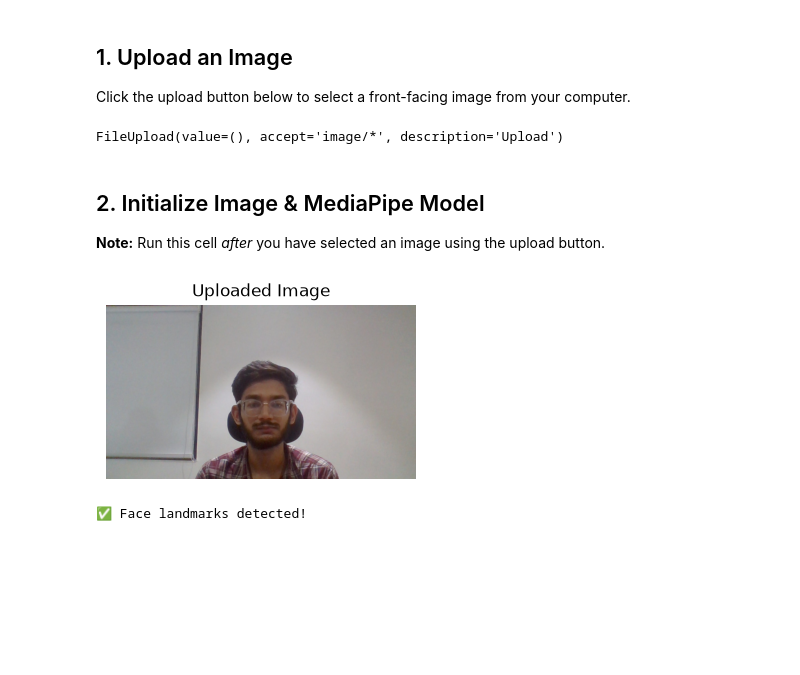
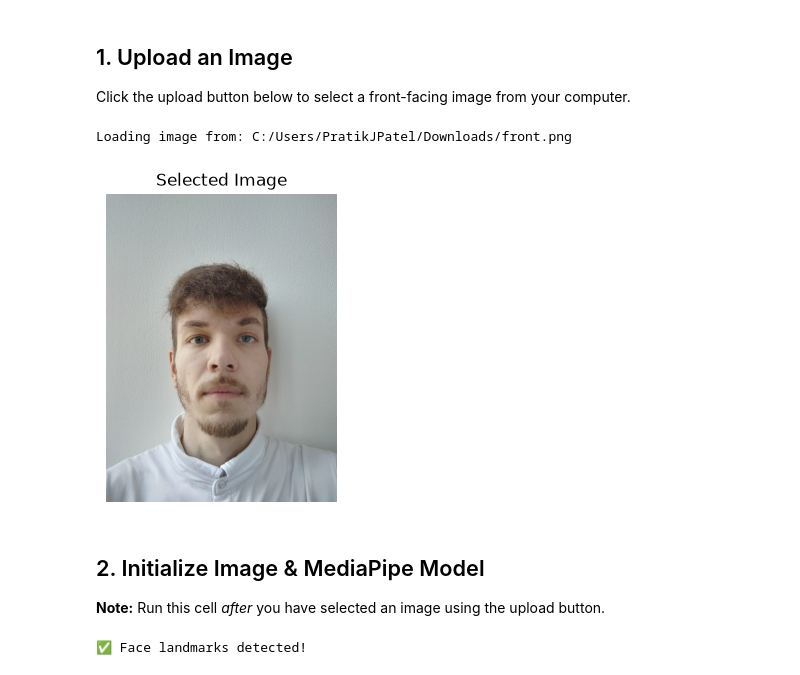
Before and after one commit to pratik-p-crest/AI-Face-Analysis, a Jupyter notebook: eyebrow_analysis.ipynb, the cells around one changed output. Drawn from its saved outputs; the diff is of its cells as text; code cells hidden in the pictures; blank space fills up the shorter version.

```diff
--- a/eyebrow_analysis.ipynb
+++ b/eyebrow_analysis.ipynb
@@ -43,38 +23,46 @@ mp_drawing_styles = mp.tasks.vision.drawing_styles
 # %% [markdown]
 ## 1. Upload an Image
 Click the upload button below to select a front-facing image from your computer.
-# %%
-uploader = widgets.FileUpload(
-    accept='image/*',  # Accept all image types
-    multiple=False
-)
-display(uploader)
-# %% [output]
-FileUpload(value=(), accept='image/*', description='Upload')
+# %%
+import tkinter as tk
+from tkinter import filedialog
+import cv2
+import matplotlib.pyplot as plt
+import numpy as np
+from PIL import Image, ImageOps
+import io
+
+# Open a native OS file dialog
+root = tk.Tk()
+root.attributes('-topmost', True)
+root.withdraw()
+file_path = filedialog.askopenfilename(
+    title="Select a Face Image",
+    filetypes=[("Image files", "*.jpg *.jpeg *.png *.bmp *.webp")]
+)
+root.destroy()
+
+if file_path:
+    print(f"Loading image from: {file_path}")
+    pil_image = Image.open(file_path)
+    # Apply EXIF rotation to fix any sideways images from phones
+    pil_image = ImageOps.exif_transpose(pil_image).convert('RGB')
+    image_rgb = np.ascontiguousarray(np.array(pil_image))
+
+    plt.figure(figsize=(4, 4))
+    plt.imshow(image_rgb)
+    plt.title('Selected Image')
+    plt.axis('off')
+    plt.show()
+else:
+    print("⚠️ No file selected!")
+    image_rgb = None
+# %% [output]
+Loading image from: C:/Users/PratikJPatel/Downloads/front.png
+[figure, added]
 # %% [markdown]
 ## 2. Initialize Image & MediaPipe Model
 **Note:** Run this cell *after* you have selected an image using the upload button.
-# %%
-# Ensure an image was uploaded
-if uploader.value:
-    uploaded_file = uploader.value[0] if isinstance(uploader.value, tuple) else list(uploader.value.values())[0]
-    image_stream = io.BytesIO(uploaded_file['content'] if isinstance(uploaded_file, dict) else uploaded_file.content)
-    pil_image = Image.open(image_stream)
-    # Apply EXIF rotation to fix any sideways images from phones
-    pil_image = ImageOps.exif_transpose(pil_image).convert('RGB')
-    # Make sure numpy array is contiguous in memory for MediaPipe
-    image_rgb = np.ascontiguousarray(np.array(pil_image))
-
-    plt.figure(figsize=(4, 4))
-    plt.imshow(image_rgb)
-    plt.title('Uploaded Image')
-    plt.axis('off')
-    plt.show()
-else:
-    print("⚠️ Please upload an image in the cell above first!")
-    image_rgb = None
-# %% [output]
-[figure, removed]
 # %%
 if image_rgb is not None:
     # Download the model if it doesn't exist
```
Also changed, not shown: parts of 5 cells of this notebook, 3 other files.
